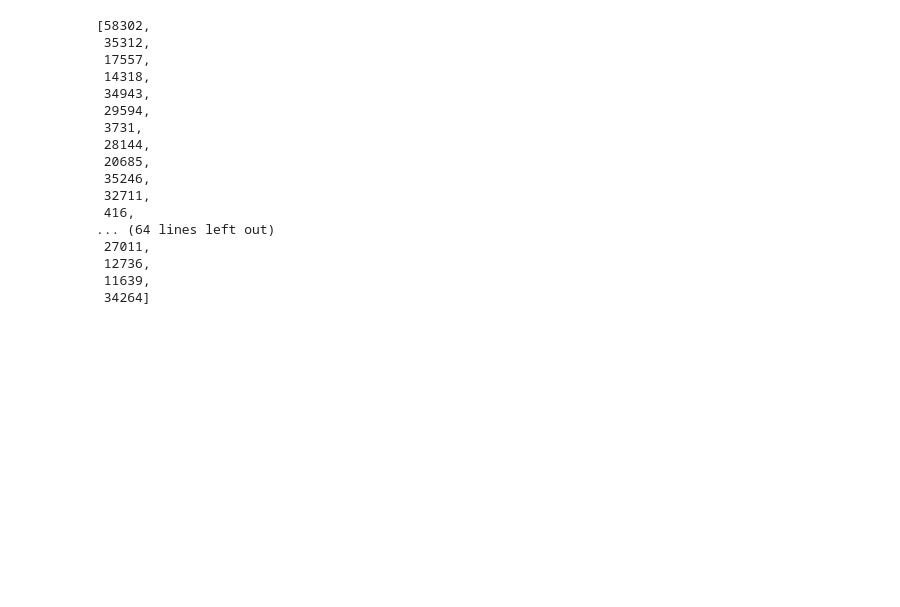
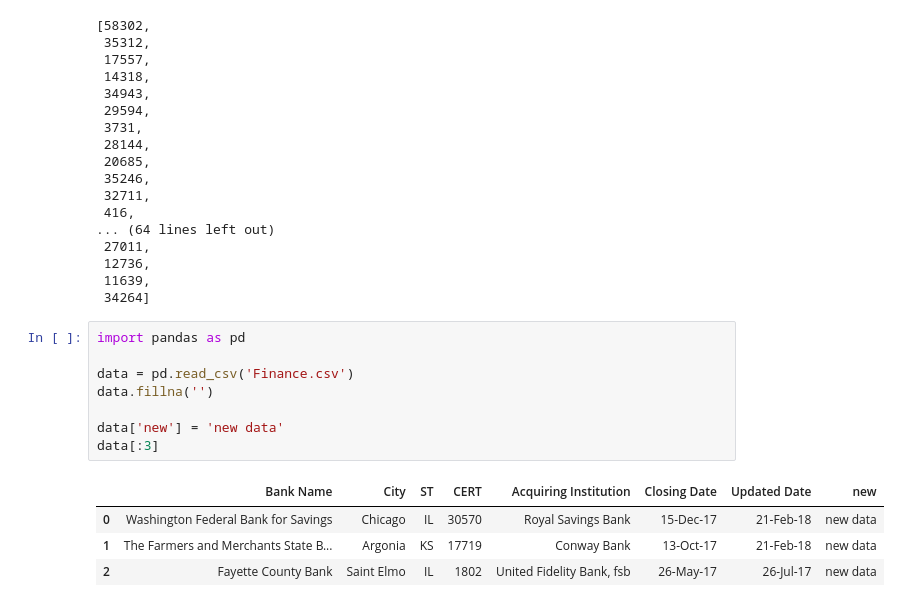
Before and after one commit to Jzbonner/Python-for-Data-Science, a Jupyter notebook: JupyterNotebook/Python, DataFrames and Libraries Workbook.ipynb, the cells around one changed output. Cells and saved outputs as stored; diff of their text form; blank space fills up the shorter version.

```diff
--- a/JupyterNotebook/Python, DataFrames and Libraries Workbook.ipynb
+++ b/JupyterNotebook/Python, DataFrames and Libraries Workbook.ipynb
@@ -175,3 +175,16 @@ bn_index['CERT'].tolist()
  12736,
  11639,
  34264]
+# %%
+import pandas as pd
+
+data = pd.read_csv('Finance.csv')
+data.fillna('')
+
+data['new'] = 'new data'
+data[:3]
+# %% [output]
+|  | Bank Name | City | ST | CERT | Acquiring Institution | Closing Date | Updated Date | new |
+| 0 | Washington Federal Bank for Savings | Chicago | IL | 30570 | Royal Savings Bank | 15-Dec-17 | 21-Feb-18 | new data |
+| 1 | The Farmers and Merchants State B... | Argonia | KS | 17719 | Conway Bank | 13-Oct-17 | 21-Feb-18 | new data |
+| 2 | Fayette County Bank | Saint Elmo | IL | 1802 | United Fidelity Bank, fsb | 26-May-17 | 26-Jul-17 | new data |
```
Also changed, not shown: parts of 1 cell of this notebook, 1 other file.
